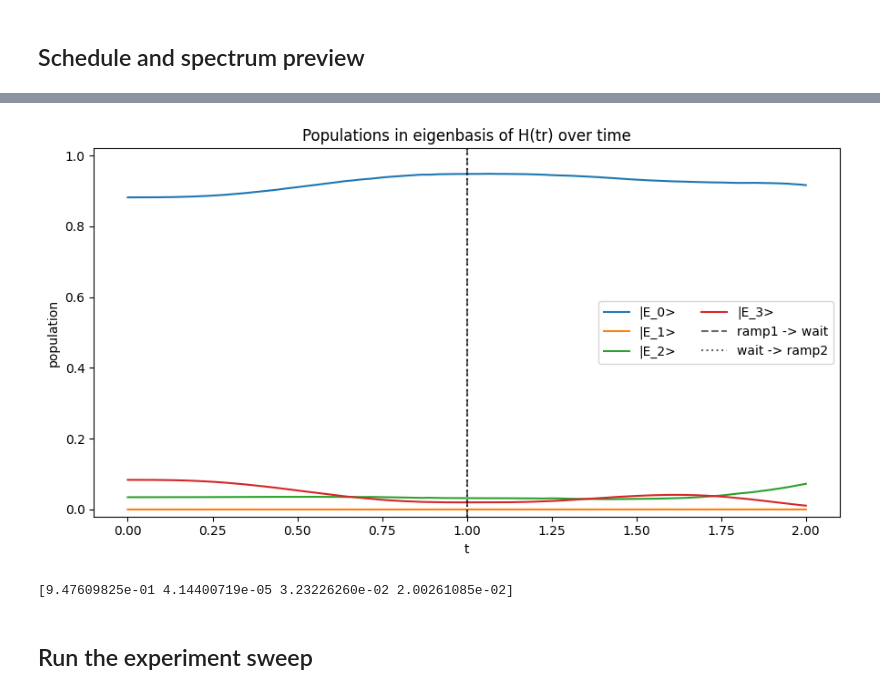
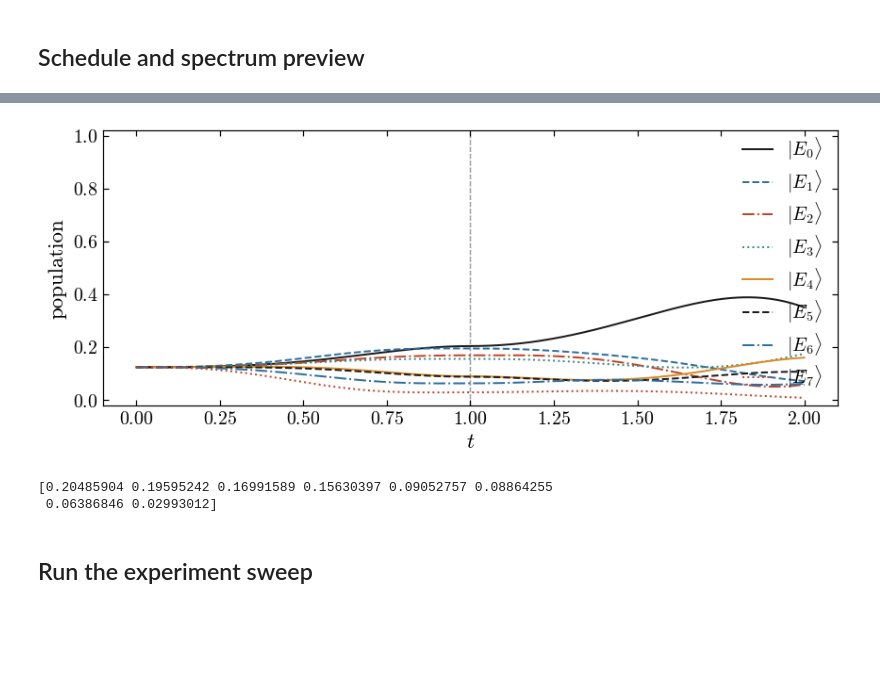
Before and after one commit to OsQarM/lsz_spectroscopy, a Jupyter notebook: notebooks/LSZ_main.ipynb, the cells around one changed output, grey strips where cells are left out. Cells and saved outputs as stored; diff of their text form; code cells hidden in the pictures; blank space fills up the shorter version.

```diff
--- a/notebooks/LSZ_main.ipynb
+++ b/notebooks/LSZ_main.ipynb
@@ -190,39 +215,30 @@ plt.show()
 # %%
 sample_wait = 0
 evo = LSZ_experiment(n_qubits, epsilon, H_target_dict, ramp_time, sample_wait, dt,
-                     up_assymetry_factors=up_assymetry_coefficients,
-                     down_assymetry_factors=down_assymetry_coefficients,
+                     up_z_assymetry_factors=up_z_assymetry_coefficients,
+                     down_z_assymetry_factors=down_z_assymetry_coefficients,
+                     up_x_assymetry_factors=up_x_assymetry_coefficients,
+                     down_x_assymetry_factors=down_x_assymetry_coefficients,
                      initial_state=psi0,
                      ramp_error=average_ramp_error,
-                     wait_error=average_wait_error)
+                     wait_error=average_wait_error,
+                         ramp_bias=average_ramp_bias)
 sim_r1, sim_w, sim_r2 = evo.time_evolution()
 
 pops_r1 = evo.calculate_eigenbasis_populations(sim_r1)
 pops_w  = evo.calculate_eigenbasis_populations(sim_w)
 pops_r2 = evo.calculate_eigenbasis_populations(sim_r2)
 
 t_all = np.concatenate([sim_r1.times, sim_w.times, sim_r2.times])
 pops_all = np.concatenate([pops_r1, pops_w, pops_r2], axis=0)
 
-fig, ax = plt.subplots(figsize=(9, 5))
-for k in range(pops_all.shape[1]):
-    ax.plot(t_all, pops_all[:, k], label=f'|E_{k}>')
-
-ax.axvline(evo.tr,          color='k', linestyle='--', alpha=0.6, label='ramp1 -> wait')
-ax.axvline(evo.tr + evo.tw, color='k', linestyle=':',  alpha=0.6, label='wait -> ramp2')
-
-ax.set_xlabel('t')
-ax.set_ylabel('population')
-ax.set_title('Populations in eigenbasis of H(tr) over time')
-ax.set_ylim(-0.02, 1.02)
-ax.legend(loc='best', ncol=2)
-plt.tight_layout()
-plt.show()
+plot_eigenbasis_populations(t_all, pops_all, tr=evo.tr, tw=evo.tw, show=True)
 
 print(pops_r1[-1])
 # %% [output]
-[figure, old version]
+[figure, new version]
-[9.47609825e-01 4.14400719e-05 3.23226260e-02 2.00261085e-02]
+[0.20485904 0.19595242 0.16991589 0.15630397 0.09052757 0.08864255
+ 0.06386846 0.02993012]
 # %% [markdown]
 ## Run the experiment sweep
 # %%
```
Also changed, not shown: parts of 15 cells of this notebook, 18 other files.
